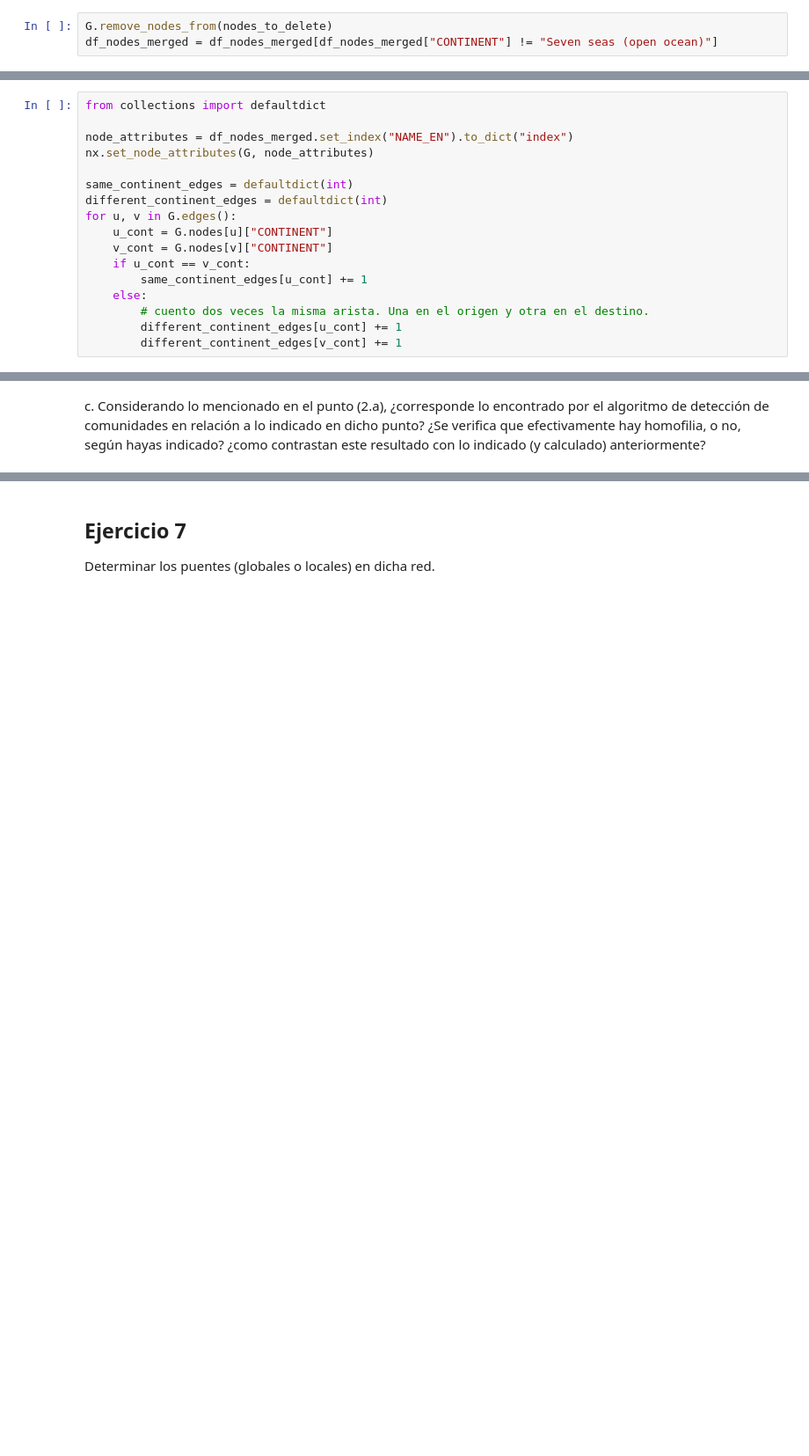
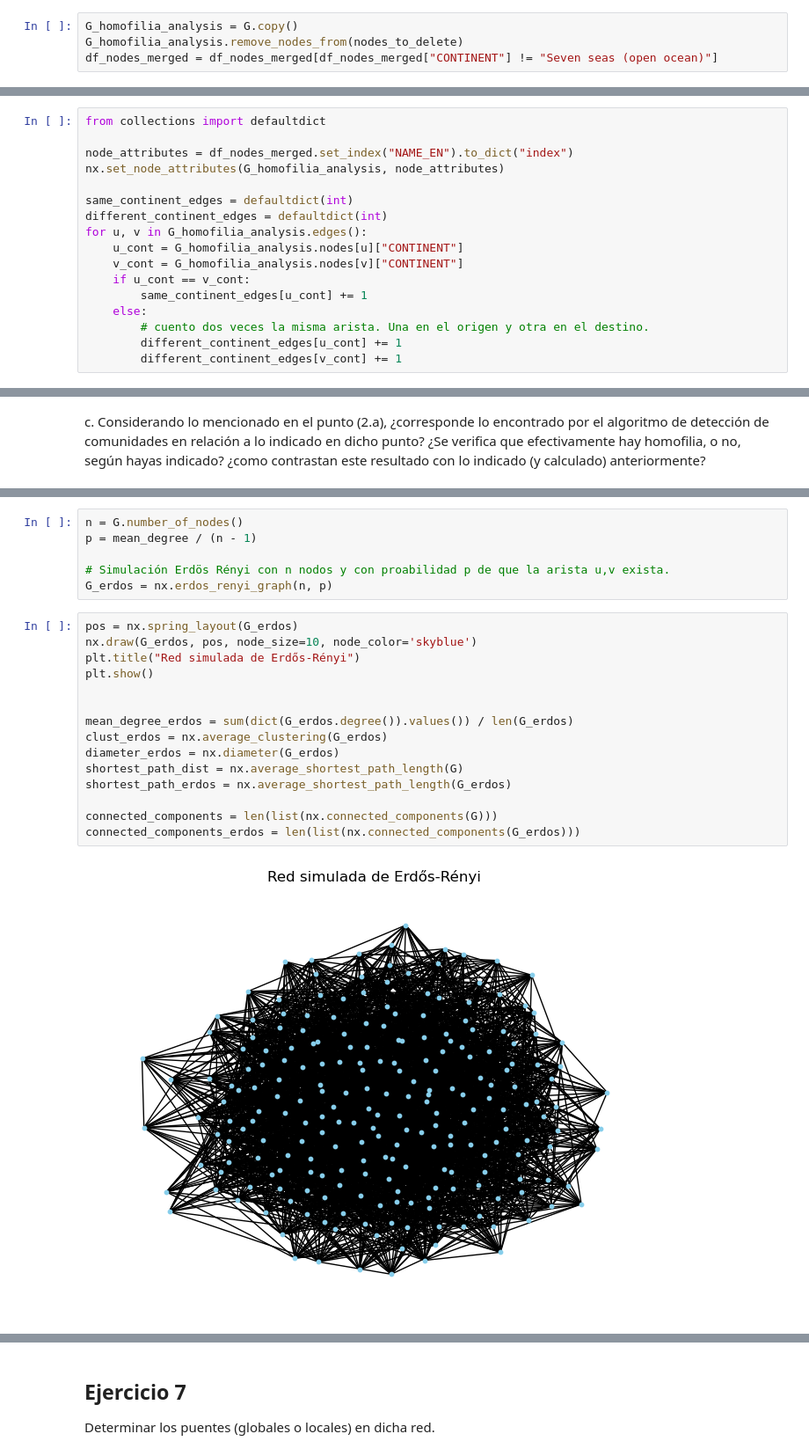
Before and after one commit to mateocapon/teoria-de-algoritmos2-tp1, a Jupyter notebook: TP1-104258.ipynb, the cells around one changed output, grey strips where cells are left out. Shown at 88% size. Saved outputs shown, nothing was run; the diff lists cells and outputs as text; blank space fills up the shorter version.

Commit message:
erdos

```diff
--- a/TP1-104258.ipynb
+++ b/TP1-104258.ipynb
@@ -169,7 +166,8 @@ nodes_to_delete
 Los nodos a eliminar son:
 ['Maldives', 'Mauritius', 'Seychelles', 'Saint Helena']
 # %%
-G.remove_nodes_from(nodes_to_delete)
+G_homofilia_analysis = G.copy()
+G_homofilia_analysis.remove_nodes_from(nodes_to_delete)
 df_nodes_merged = df_nodes_merged[df_nodes_merged["CONTINENT"] != "Seven seas (open ocean)"]
 # %%
 p_i = dict(df_nodes_merged["CONTINENT"].value_counts() / G.number_of_nodes())
@@ -194,13 +192,13 @@ El threshold de no-homofilia estimado 1-P es: 0.8096301020408163
 from collections import defaultdict
 
 node_attributes = df_nodes_merged.set_index("NAME_EN").to_dict("index")
-nx.set_node_attributes(G, node_attributes)
+nx.set_node_attributes(G_homofilia_analysis, node_attributes)
 
 same_continent_edges = defaultdict(int)
 different_continent_edges = defaultdict(int)
-for u, v in G.edges():
-    u_cont = G.nodes[u]["CONTINENT"]
-    v_cont = G.nodes[v]["CONTINENT"]
+for u, v in G_homofilia_analysis.edges():
+    u_cont = G_homofilia_analysis.nodes[u]["CONTINENT"]
+    v_cont = G_homofilia_analysis.nodes[v]["CONTINENT"]
     if u_cont == v_cont:
         same_continent_edges[u_cont] += 1
     else:
@@ -296,0 +276,23 @@ c. Intentar dar con una explicación del resultado obtenido en el punto anterior
+# %%
+n = G.number_of_nodes()
+p = mean_degree / (n - 1)
+
+# Simulación Erdös Rényi con n nodos y con proabilidad p de que la arista u,v exista.
+G_erdos = nx.erdos_renyi_graph(n, p)
+# %%
+pos = nx.spring_layout(G_erdos)
+nx.draw(G_erdos, pos, node_size=10, node_color='skyblue')
+plt.title("Red simulada de Erdős-Rényi")
+plt.show()
+
+
+mean_degree_erdos = sum(dict(G_erdos.degree()).values()) / len(G_erdos)
+clust_erdos = nx.average_clustering(G_erdos)
+diameter_erdos = nx.diameter(G_erdos)
+shortest_path_dist = nx.average_shortest_path_length(G)
+shortest_path_erdos = nx.average_shortest_path_length(G_erdos)
+
+connected_components = len(list(nx.connected_components(G)))
+connected_components_erdos = len(list(nx.connected_components(G_erdos)))
+# %% [output]
+[figure, added]
```
Also changed, not shown: parts of 15 cells of this notebook.
